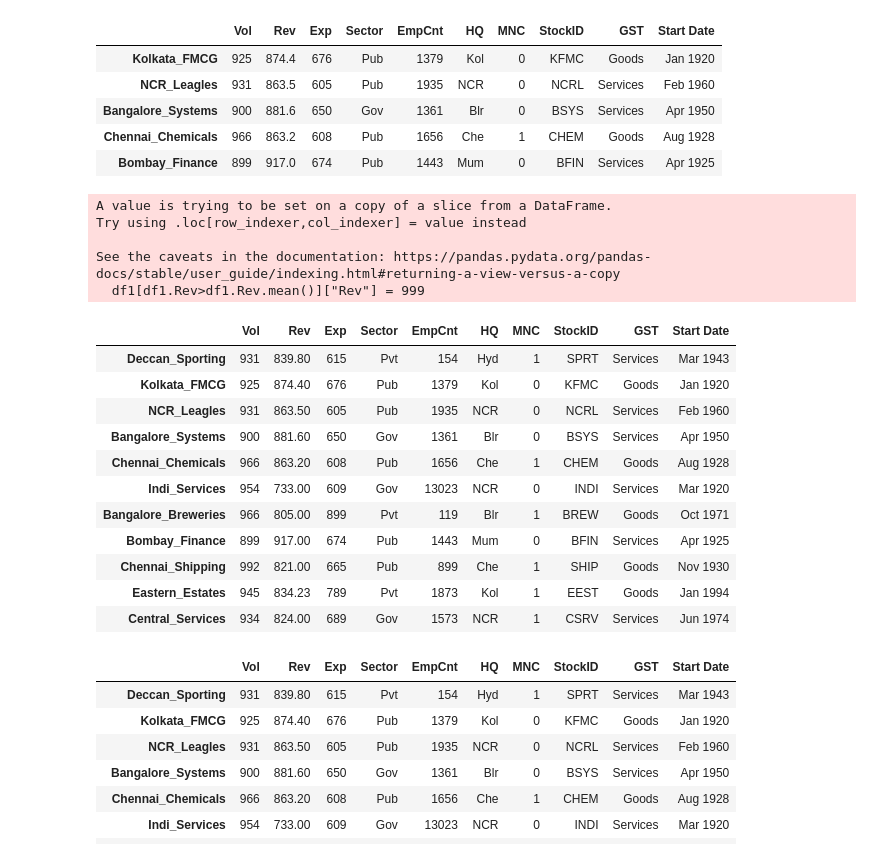
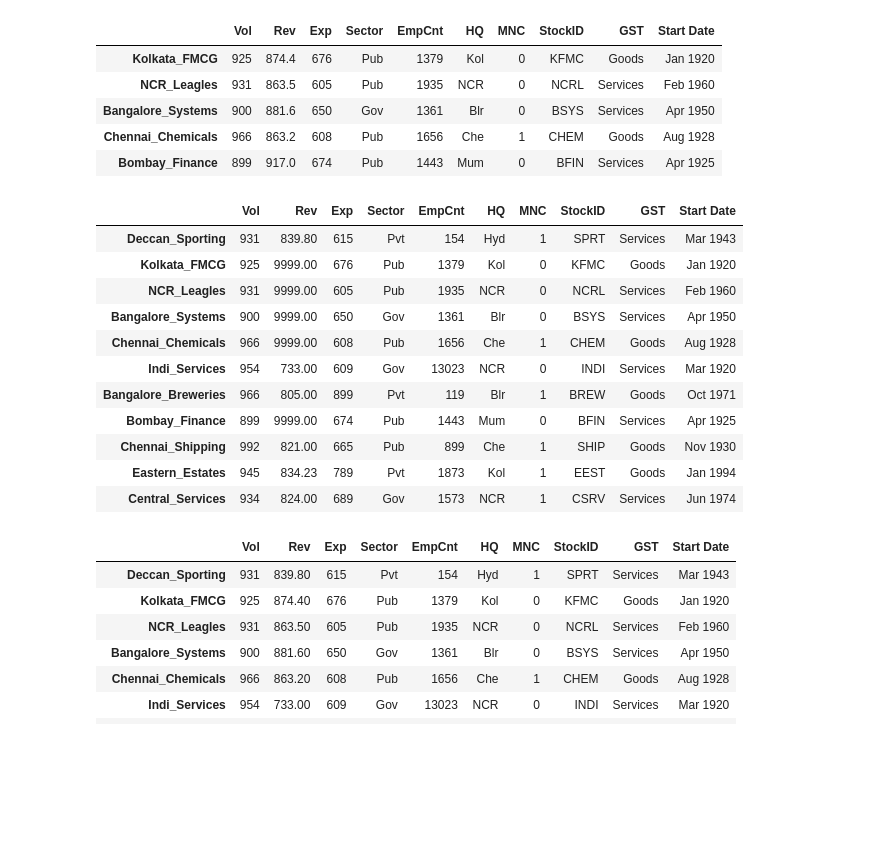
Before and after one commit to AshwinSrivathsAzista/tech, a Jupyter notebook: PythonDataScience/04Pandas.ipynb, the cells around one changed output. Drawn from its saved outputs; the diff is of its cells as text; code cells hidden in the pictures; blank space fills up the shorter version.

```diff
--- a/PythonDataScience/04Pandas.ipynb
+++ b/PythonDataScience/04Pandas.ipynb
@@ -330,23 +331,18 @@ df1[df1.Rev>df1.Rev.mean()]
 | Chennai_Chemicals | 966 | 863.2 | 608 | Pub | 1656 | Che | 1 | CHEM | Goods | Aug 1928 |
 | Bombay_Finance | 899 | 917.0 | 674 | Pub | 1443 | Mum | 0 | BFIN | Services | Apr 1925 |
 # %%
-df1[df1.Rev>df1.Rev.mean()]["Rev"] = 999
+df1.loc[df1.Rev>df1.Rev.mean(),"Rev"] = 9999
 df1
 # %% [output]
-A value is trying to be set on a copy of a slice from a DataFrame.
-Try using .loc[row_indexer,col_indexer] = value instead
-
-See the caveats in the documentation: https://pandas.pydata.org/pandas-docs/stable/user_guide/indexing.html#returning-a-view-versus-a-copy
-  df1[df1.Rev>df1.Rev.mean()]["Rev"] = 999
 |  | Vol | Rev | Exp | Sector | EmpCnt | HQ | MNC | StockID | GST | Start Date |
 | Deccan_Sporting | 931 | 839.80 | 615 | Pvt | 154 | Hyd | 1 | SPRT | Services | Mar 1943 |
-| Kolkata_FMCG | 925 | 874.40 | 676 | Pub | 1379 | Kol | 0 | KFMC | Goods | Jan 1920 |
-| NCR_Leagles | 931 | 863.50 | 605 | Pub | 1935 | NCR | 0 | NCRL | Services | Feb 1960 |
-| Bangalore_Systems | 900 | 881.60 | 650 | Gov | 1361 | Blr | 0 | BSYS | Services | Apr 1950 |
-| Chennai_Chemicals | 966 | 863.20 | 608 | Pub | 1656 | Che | 1 | CHEM | Goods | Aug 1928 |
+| Kolkata_FMCG | 925 | 9999.00 | 676 | Pub | 1379 | Kol | 0 | KFMC | Goods | Jan 1920 |
+| NCR_Leagles | 931 | 9999.00 | 605 | Pub | 1935 | NCR | 0 | NCRL | Services | Feb 1960 |
+| Bangalore_Systems | 900 | 9999.00 | 650 | Gov | 1361 | Blr | 0 | BSYS | Services | Apr 1950 |
+| Chennai_Chemicals | 966 | 9999.00 | 608 | Pub | 1656 | Che | 1 | CHEM | Goods | Aug 1928 |
 | Indi_Services | 954 | 733.00 | 609 | Gov | 13023 | NCR | 0 | INDI | Services | Mar 1920 |
 | Bangalore_Breweries | 966 | 805.00 | 899 | Pvt | 119 | Blr | 1 | BREW | Goods | Oct 1971 |
-| Bombay_Finance | 899 | 917.00 | 674 | Pub | 1443 | Mum | 0 | BFIN | Services | Apr 1925 |
+| Bombay_Finance | 899 | 9999.00 | 674 | Pub | 1443 | Mum | 0 | BFIN | Services | Apr 1925 |
 | Chennai_Shipping | 992 | 821.00 | 665 | Pub | 899 | Che | 1 | SHIP | Goods | Nov 1930 |
 | Eastern_Estates | 945 | 834.23 | 789 | Pvt | 1873 | Kol | 1 | EEST | Goods | Jan 1994 |
 | Central_Services | 934 | 824.00 | 689 | Gov | 1573 | NCR | 1 | CSRV | Services | Jun 1974 |
```
Also changed, not shown: parts of 14 cells of this notebook, 18 other files.
